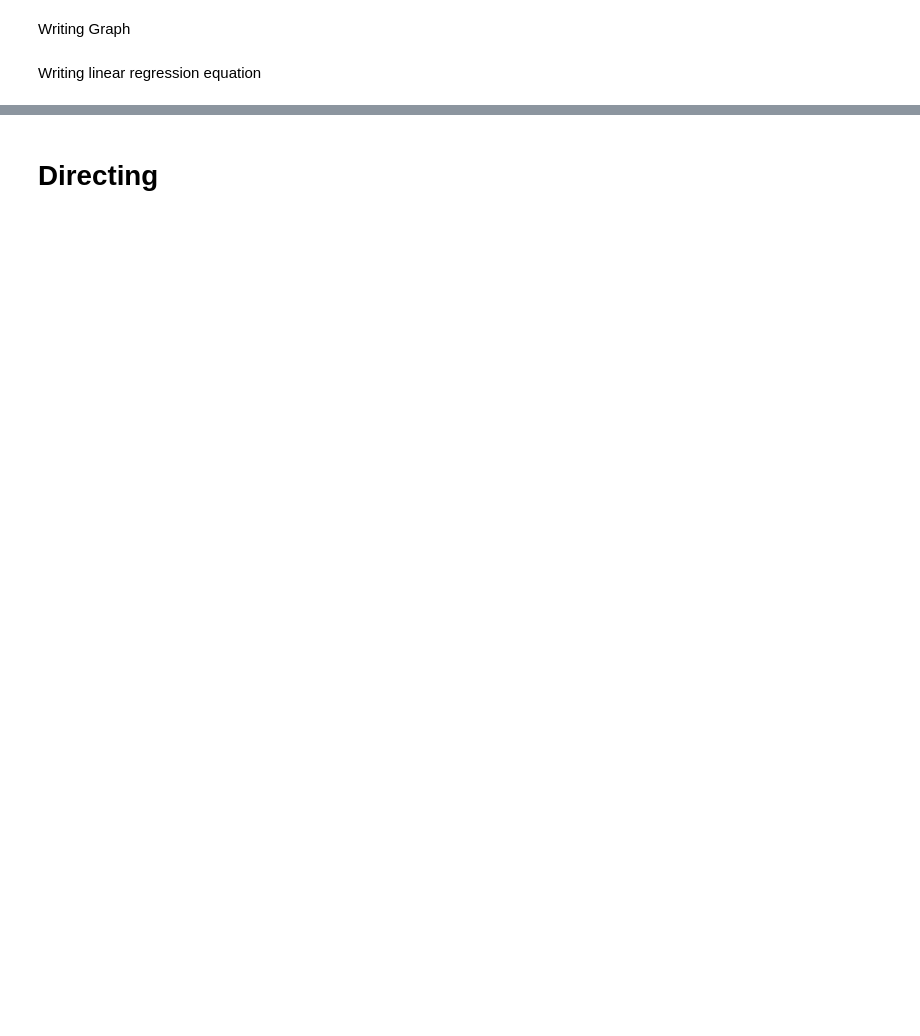
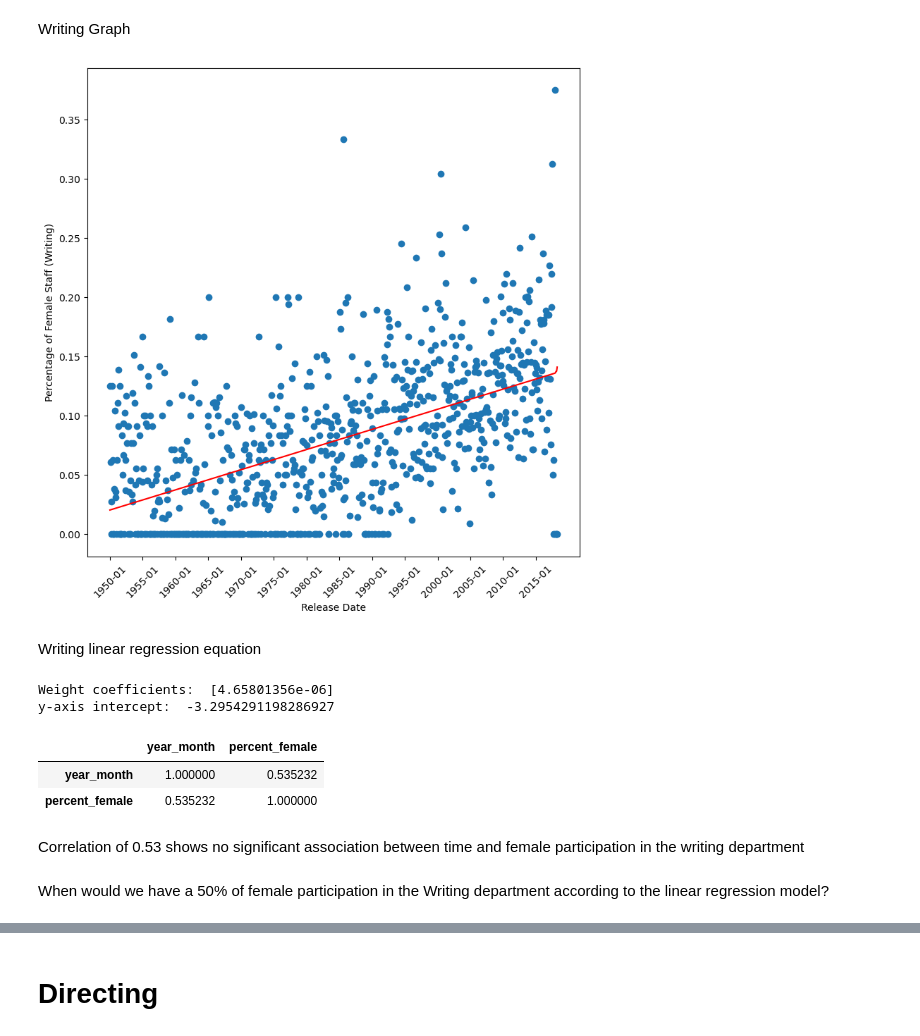
Before and after one commit to caseygomez/Female-Representation-In-The-Film-Industry, a Jupyter notebook: regression_by_dept.ipynb, the cells around one changed output, grey strips where cells are left out. Saved outputs shown, nothing was run; the diff lists cells and outputs as text; code cells hidden in the pictures; blank space fills up the shorter version.

```diff
--- a/regression_by_dept.ipynb
+++ b/regression_by_dept.ipynb
@@ -319,4 +406,4 @@ plt.show()
 # %%
 # Reshape values
-Xw = writing.release_date.values.reshape(-1, 1)
+Xw = writing.year_month.values.reshape(-1, 1)
 Xw
@@ -333,0 +457,5 @@ print(len(yw_pred))
+# %%
+Xw_transform = pd.Series(list(Xw))
+Xw_transform = Xw_transform.apply(dt.datetime.fromordinal)
+Xw_transform = pd.to_datetime(Xw_transform).dt.strftime('%Y-%m')
+Xw_transform
@@ -340,5 +477,31 @@ plt.show()
+# %%
+plt.figure(figsize=(9,9))
+
+plt.scatter(Xw_transform, yw)
+plt.plot(Xw_transform, yw_pred, color='red')
+plt.xlabel('Release Date')
+plt.ylabel('Percentage of Female Staff (Writing)')
+
+plt.xticks(np.arange(0, len(Xw_transform)+1, 60),rotation=45)
+
+plt.show()
+# %% [output]
+[figure, added]
 # %% [markdown]
 Writing linear regression equation
 # %%
-print(model_writ.coef_)
-print(model_writ.intercept_)
+print('Weight coefficients: ', model_writ.coef_)
+print('y-axis intercept: ', model_writ.intercept_)
+# %% [output]
+Weight coefficients:  [4.65801356e-06]
+y-axis intercept:  -3.2954291198286927
+# %%
+writing.corr()
+# %% [output]
+|  | year_month | percent_female |
+| year_month | 1.000000 | 0.535232 |
+| percent_female | 0.535232 | 1.000000 |
+# %% [markdown]
+Correlation of 0.53 shows no significant association between time and female participation in the writing department
+# %% [markdown]
+When would we have a 50% of female participation in the Writing department according to the linear regression model?
```
Also changed, not shown: parts of 57 cells of this notebook.
